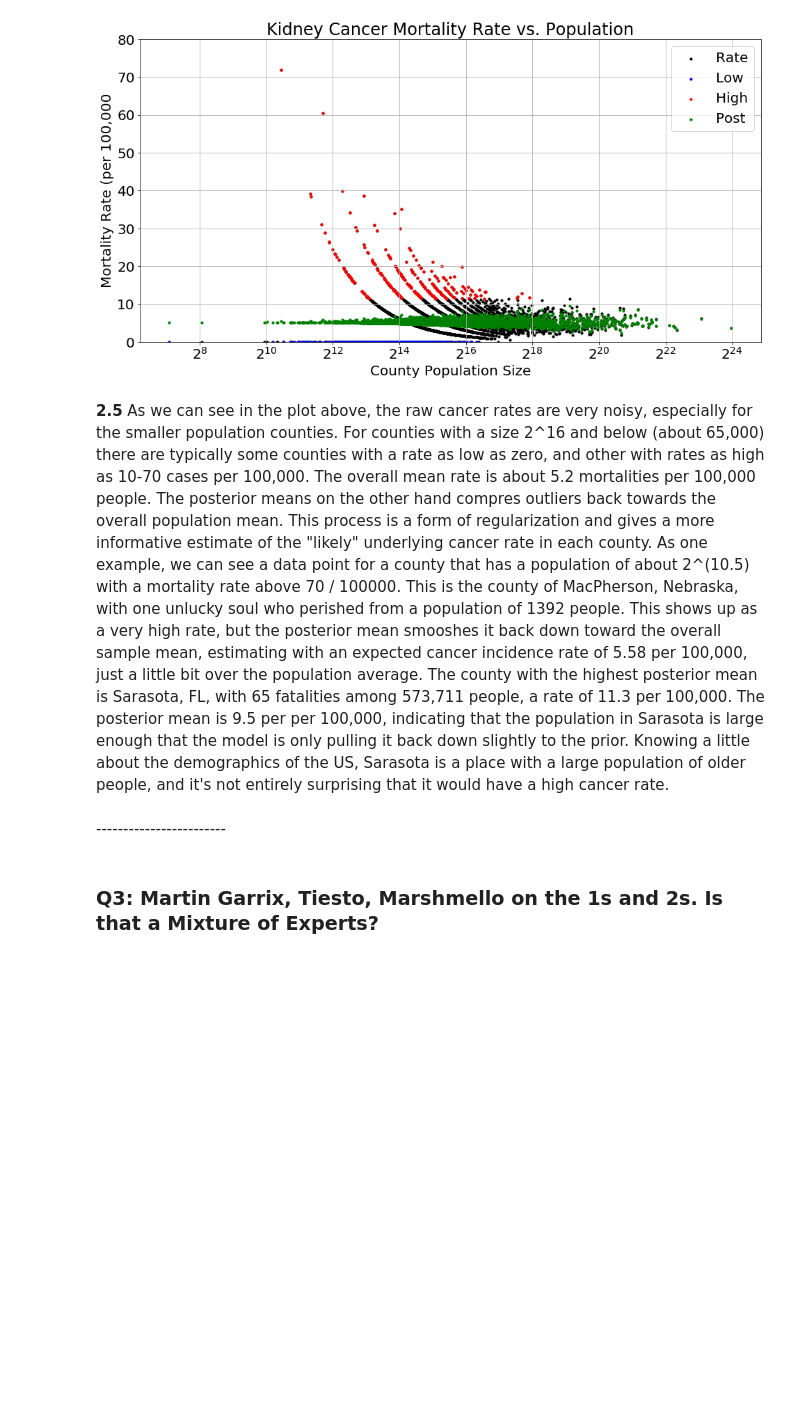
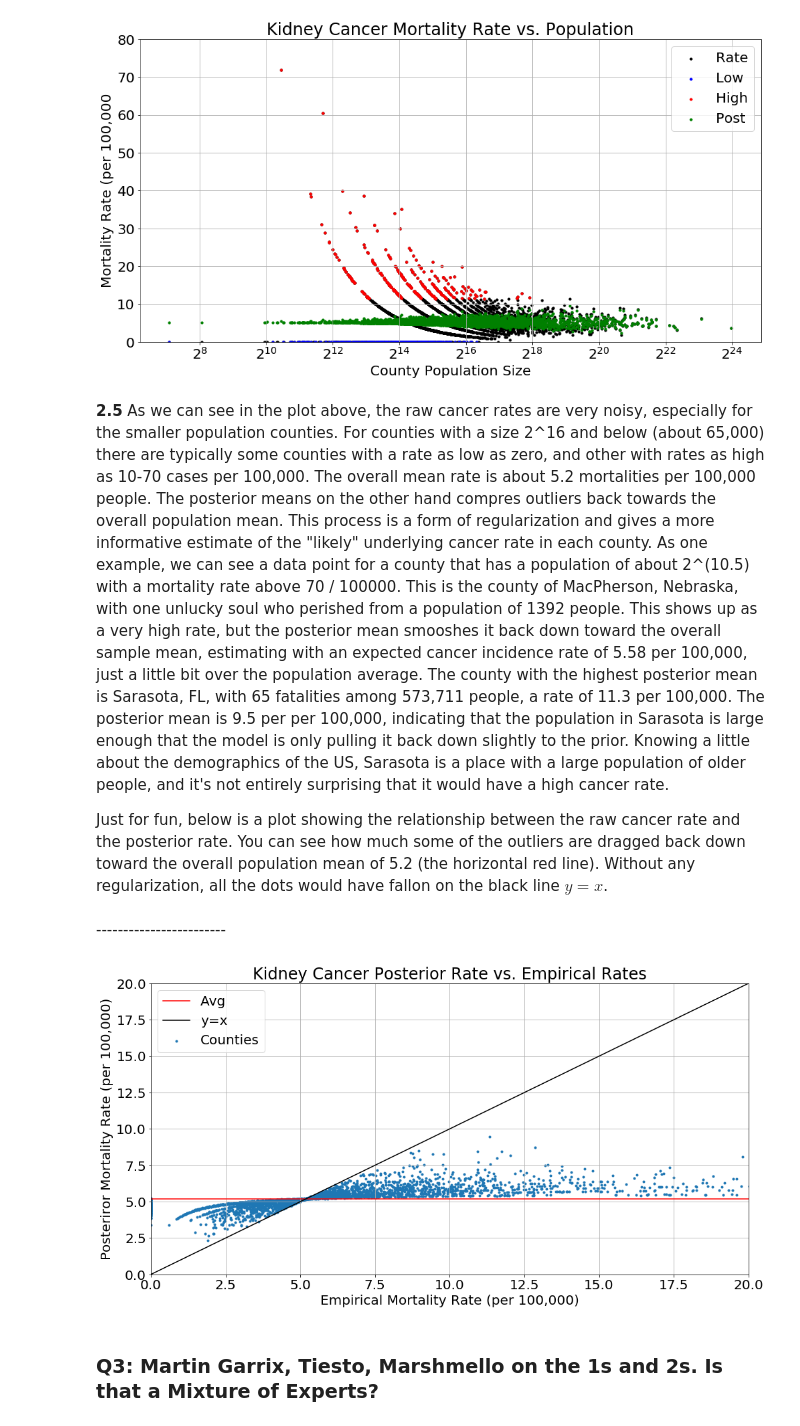
Before and after one commit to IACS-AM-207-Braavos/AM-207, a Jupyter notebook: hw8/AM207_HW8_MSE.ipynb, the cells around one changed output. Saved outputs shown, nothing was run; the diff lists cells and outputs as text; code cells hidden in the pictures; blank space fills up the shorter version.

```diff
--- a/hw8/AM207_HW8_MSE.ipynb
+++ b/hw8/AM207_HW8_MSE.ipynb
@@ -618,7 +618,31 @@ make_plot(mortality_rates, post_means)
+
+Just for fun, below is a plot showing the relationship between the raw cancer rate and the posterior rate.  You can see how much some of the outliers are dragged back down toward the overall population mean of 5.2 (the horizontal red line).  Without any regularization, all the dots would have fallon on the black line $y=x$.
 # %% [markdown]
 <div class="answer-separator">
 ------------------------
 </div>
+# %%
+def make_scatter(mortality_rates, post_means):
+    """Plot posterior mean vs. observed rate"""
+    fig, ax = plt.subplots()
+    fig.set_size_inches([16, 8])
+    ax.set_title('Kidney Cancer Posterior Rate vs. Empirical Rates')
+    ax.set_xlabel('Empirical Mortality Rate (per 100,000)')
+    ax.set_ylabel('Posteriror Mortality Rate (per 100,000)')
+    ax.set_xlim(0, 20)
+    ax.set_ylim(0, 20)
+    mortality_plot = mortality_rates * 100000
+    post_plot = post_means * 100000
+    ax.scatter(mortality_plot, post_plot, label='Counties', s=9)
+    ax.axhline(y=mu*100000, color='r', label='Avg')
+    ax.plot(np.linspace(0,20,100), np.linspace(0,20,100), color='k', label='y=x')
+    ax.grid()
+    ax.legend()
+    plt.show()
+
+make_scatter(mortality_rates, post_means)
+# %% [output]
+[figure, added]
 # %% [markdown]
 ### Q3: Martin Garrix, Tiesto, Marshmello on the 1s and 2s.  Is that a Mixture of Experts?
 # %% [markdown]
```
Also changed, not shown: 1 other file.
